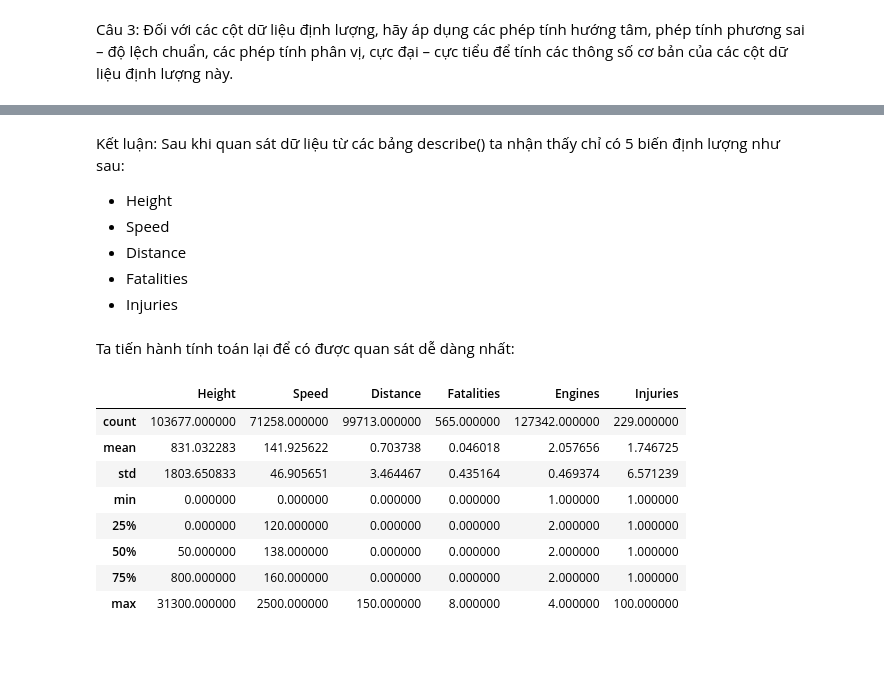
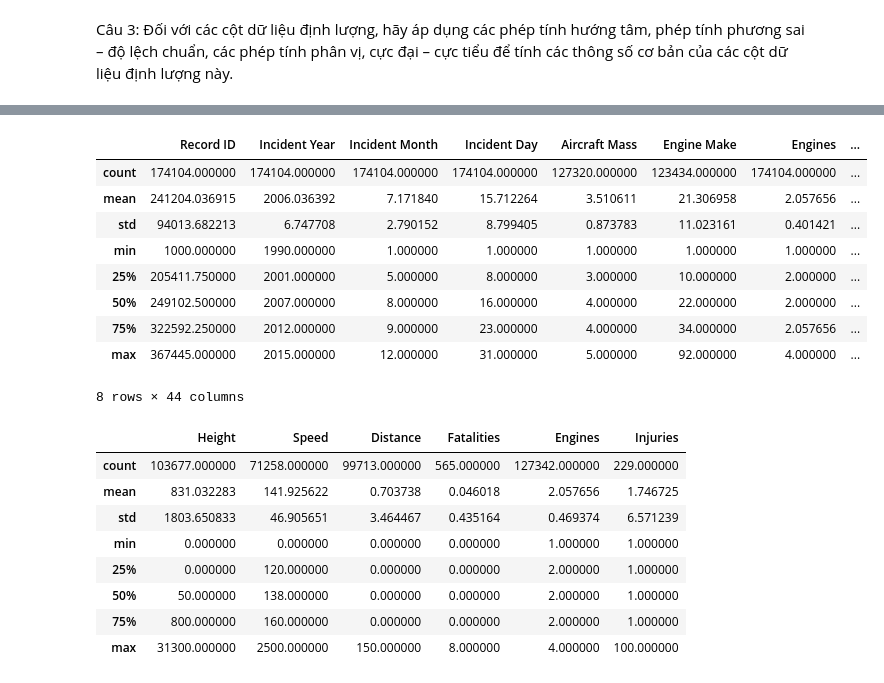
Before and after one commit to Tranminhtuan48/pythonbasics, a Jupyter notebook: BaiTap_Pandas_4.ipynb, the cells around one changed output, grey strips where cells are left out. Saved outputs shown, nothing was run; the diff lists cells and outputs as text; code cells hidden in the pictures; blank space fills up the shorter version.

```diff
--- a/BaiTap_Pandas_4.ipynb
+++ b/BaiTap_Pandas_4.ipynb
@@ -109,12 +37,16 @@ result
-# %% [markdown]
-Kết luận: Sau khi quan sát dữ liệu từ các bảng describe() ta nhận thấy chỉ có 5 biến định lượng như sau:
-* Height
-* Speed
-* Distance
-* Fatalities
-* Injuries
-# %% [markdown]
-Ta tiến hành tính toán lại để có được quan sát dễ dàng nhất:
+# %%
+dt.describe()
+# %% [output]
+|  | Record ID | Incident Year | Incident Month | Incident Day | Aircraft Mass | Engine Make | Engines | ... |
+| count | 174104.000000 | 174104.000000 | 174104.000000 | 174104.000000 | 127320.000000 | 123434.000000 | 174104.000000 | ... |
+| mean | 241204.036915 | 2006.036392 | 7.171840 | 15.712264 | 3.510611 | 21.306958 | 2.057656 | ... |
+| std | 94013.682213 | 6.747708 | 2.790152 | 8.799405 | 0.873783 | 11.023161 | 0.401421 | ... |
+| min | 1000.000000 | 1990.000000 | 1.000000 | 1.000000 | 1.000000 | 1.000000 | 1.000000 | ... |
+| 25% | 205411.750000 | 2001.000000 | 5.000000 | 8.000000 | 3.000000 | 10.000000 | 2.000000 | ... |
+| 50% | 249102.500000 | 2007.000000 | 8.000000 | 16.000000 | 4.000000 | 22.000000 | 2.000000 | ... |
+| 75% | 322592.250000 | 2012.000000 | 9.000000 | 23.000000 | 4.000000 | 34.000000 | 2.057656 | ... |
+| max | 367445.000000 | 2015.000000 | 12.000000 | 31.000000 | 5.000000 | 92.000000 | 4.000000 | ... |
+8 rows × 44 columns
 # %%
 var1 = pd.DataFrame()
 for i in ["Height", "Speed", "Distance", "Fatalities","Engines", "Injuries"]:
```
Also changed, not shown: parts of 12 cells of this notebook.
